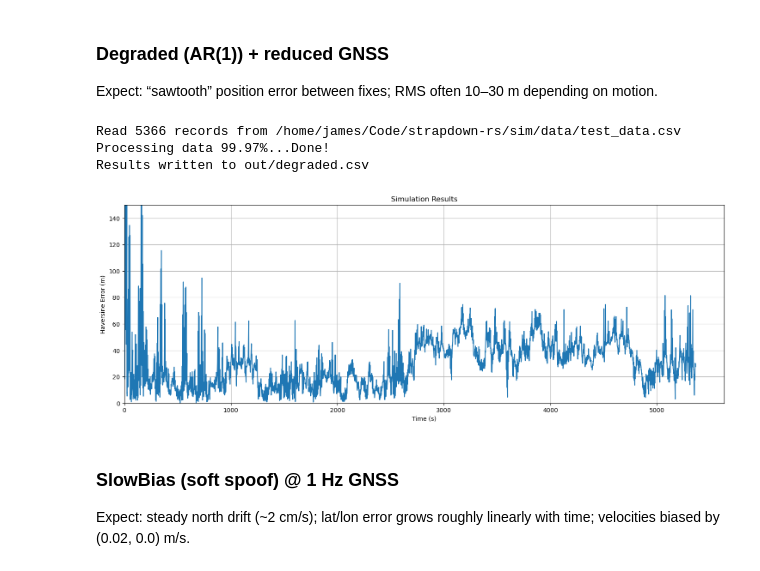
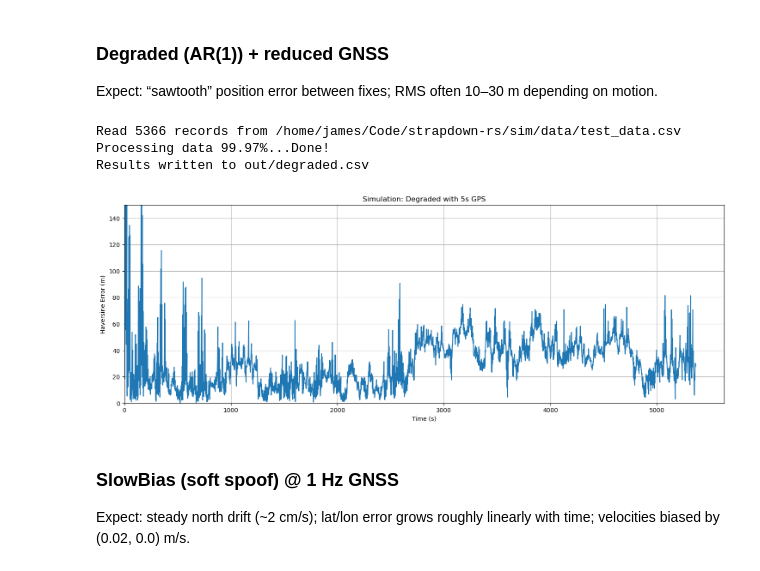
Before and after one commit to jbrodovsky/strapdown-rs, a Jupyter notebook: examples/strapdown-sim/strapdown-sim.ipynb, the cells around one changed output. Cells and saved outputs as stored; diff of their text form; code cells hidden in the pictures.

```diff
--- a/examples/strapdown-sim/strapdown-sim.ipynb
+++ b/examples/strapdown-sim/strapdown-sim.ipynb
@@ -109,16 +170,17 @@ Expect: “sawtooth” position error between fixes; RMS often 10–30 m dependi
 # %%
 run([find_strapdown_bin(), "-i", ROOT.parents[1].joinpath("sim", "data", "test_data.csv"), "-o", "out/degraded.csv", "closed-loop",
   "--sched", "fixed", "--interval-s", "5",
   "--fault", "degraded", "--rho-pos", "0.99", "--sigma-pos-m", "3", "--rho-vel", "0.95", "--sigma-vel-mps", "0.3", "--r-scale", "5",
   "--seed", "42"
 ])
 
-plot_results("degraded")
+fig = plot_results("degraded", "Degraded with 5s GPS")
+fig.savefig(ROOT.joinpath("out", "degraded_performance.png"), dpi=300)
 # %% [output]
 Read 5366 records from /home/james/Code/strapdown-rs/sim/data/test_data.csv
 Processing data 99.97%...Done!
 Results written to out/degraded.csv
-[figure, old version]
+[figure, new version]
 # %% [markdown]
 ### SlowBias (soft spoof) @ 1 Hz GNSS
 
```
Also changed, not shown: parts of 16 cells of this notebook, 45 other files.
